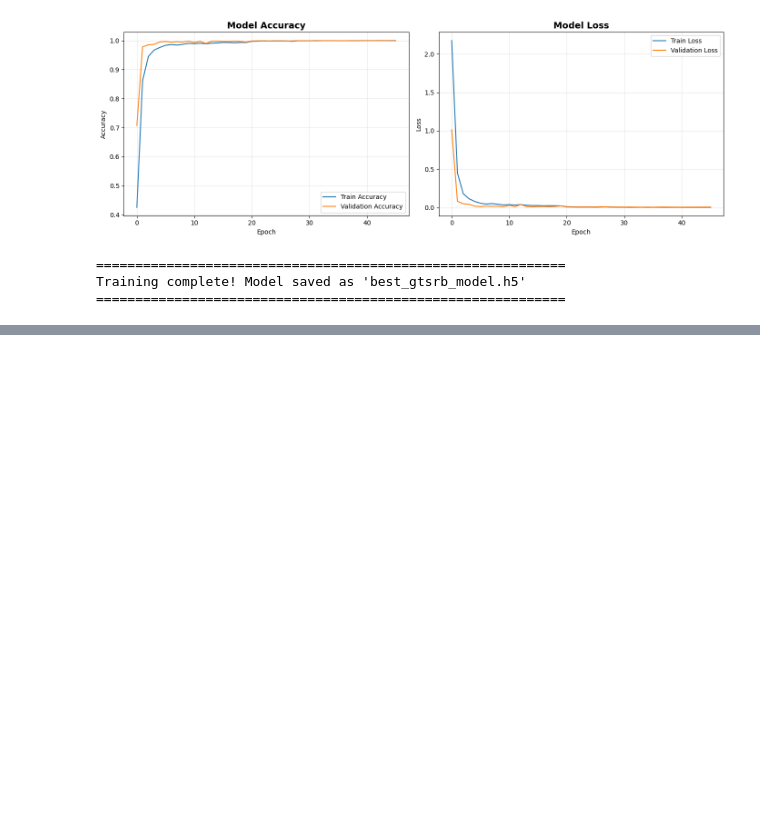
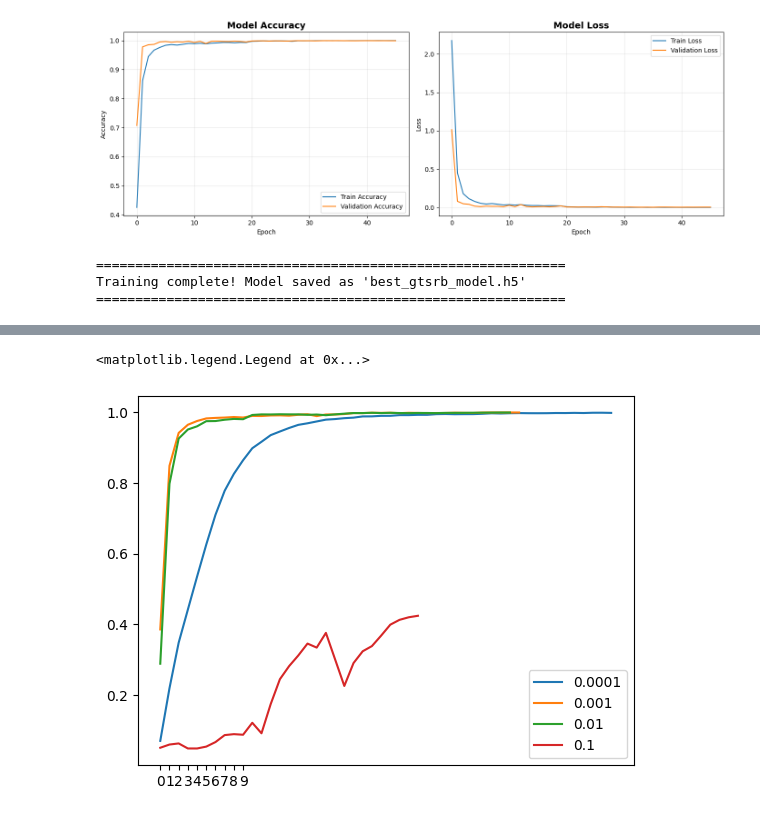
Before and after one commit to dmitrykosintsev/dtc-traffic-sign-recognition, a Jupyter notebook: notebook.ipynb, the cells around one changed output, grey strips where cells are left out. Cells and saved outputs as stored; diff of their text form; code cells hidden in the pictures; blank space fills up the shorter version.

Commit message:
Training various models, saving to ONNX

```diff
--- a/notebook.ipynb
+++ b/notebook.ipynb
@@ -524,7 +524,11 @@ print(y_val.shape)
 # %% [markdown]
 ### 5 Create the model
 # %%
-def create_cnn_model(input_shape=(30, 30, 3), num_classes=43):
+# Create a model with the following parameters:
+# - learning rate: 0.001
+# - dropout for the first 3 layers: 0.25
+# - dropout for the last layer: 0.5
+def create_cnn_model(input_shape=(30, 30, 3), num_classes=43, learning_rate=0.001, drop_first=0.25, drop_second=0.5):
     """
     Create a CNN model for GTSRB traffic sign classification.
 
@@ -557,7 +561,7 @@ def create_cnn_model(input_shape=(30, 30, 3), num_classes=43):
         layers.Conv2D(32, (3, 3), activation='relu', padding='same'),
         layers.BatchNormalization(),
         layers.MaxPooling2D((2, 2)),
-        layers.Dropout(0.25),
+        layers.Dropout(drop_first),
 
         # Second convolutional block
         layers.Conv2D(64, (3, 3), activation='relu', padding='same'),
@@ -565,7 +569,7 @@ def create_cnn_model(input_shape=(30, 30, 3), num_classes=43):
         layers.Conv2D(64, (3, 3), activation='relu', padding='same'),
         layers.BatchNormalization(),
         layers.MaxPooling2D((2, 2)),
-        layers.Dropout(0.25),
+        layers.Dropout(drop_first),
 
         # Third convolutional block
         layers.Conv2D(128, (3, 3), activation='relu', padding='same'),
@@ -573,7 +577,7 @@ def create_cnn_model(input_shape=(30, 30, 3), num_classes=43):
         layers.Conv2D(128, (3, 3), activation='relu', padding='same'),
         layers.BatchNormalization(),
         layers.MaxPooling2D((2, 2)),
-        layers.Dropout(0.25),
+        layers.Dropout(drop_first),
 
         # Flatten and dense layers
         layers.Flatten(),
@@ -582,7 +586,7 @@ def create_cnn_model(input_shape=(30, 30, 3), num_classes=43):
         layers.Dropout(0.5),
         layers.Dense(256, activation='relu'),
         layers.BatchNormalization(),
-        layers.Dropout(0.5),
+        layers.Dropout(drop_second),
 
         # Output layer
         layers.Dense(num_classes, activation='softmax')
@@ -590,7 +594,7 @@ def create_cnn_model(input_shape=(30, 30, 3), num_classes=43):
 
     # Compile model
     model.compile(
-        optimizer=keras.optimizers.Adam(learning_rate=0.001),
+        optimizer=keras.optimizers.Adam(learning_rate=learning_rate),
         loss='categorical_crossentropy',
         metrics=['accuracy']
     )
@@ -759,0 +766,21 @@ Training complete! Model saved as 'best_gtsrb_model.h5'
+# %%
+# Training - itterate over different values of learning rate
+scores = {}
+
+for lr in [0.0001, 0.001, 0.01, 0.1]:
+    print(lr)
+
+    model = create_cnn_model(learning_rate=lr)
+    history = model.fit(
+        X_train_normalized, y_train,
+        validation_data=(X_val_normalized, y_val),
+        epochs=50,
+        batch_size=64,
+        callbacks=callbacks,
+        shuffle=True,  # Shuffle each epoch
+        verbose=1
+    )
+    scores[lr] = history.history
+
+    print()
+    print()
@@ -759,0 +805,9 @@ Training complete! Model saved as 'best_gtsrb_model.h5'
+# %%
+for lr, hist in scores.items():
+    plt.plot(hist['accuracy'], label=lr)
+
+plt.xticks(np.arange(10))
+plt.legend()
+# %% [output]
+<matplotlib.legend.Legend at 0x...>
+[figure, added]
```
Also changed, not shown: parts of 20 cells of this notebook.
